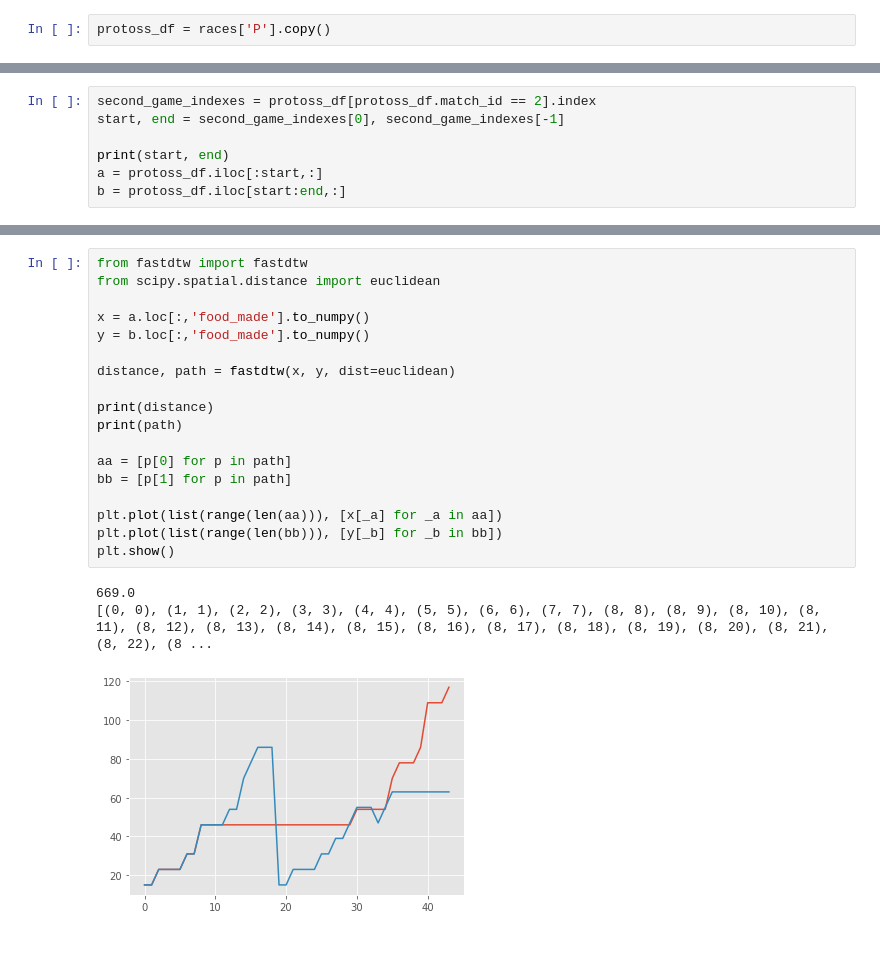
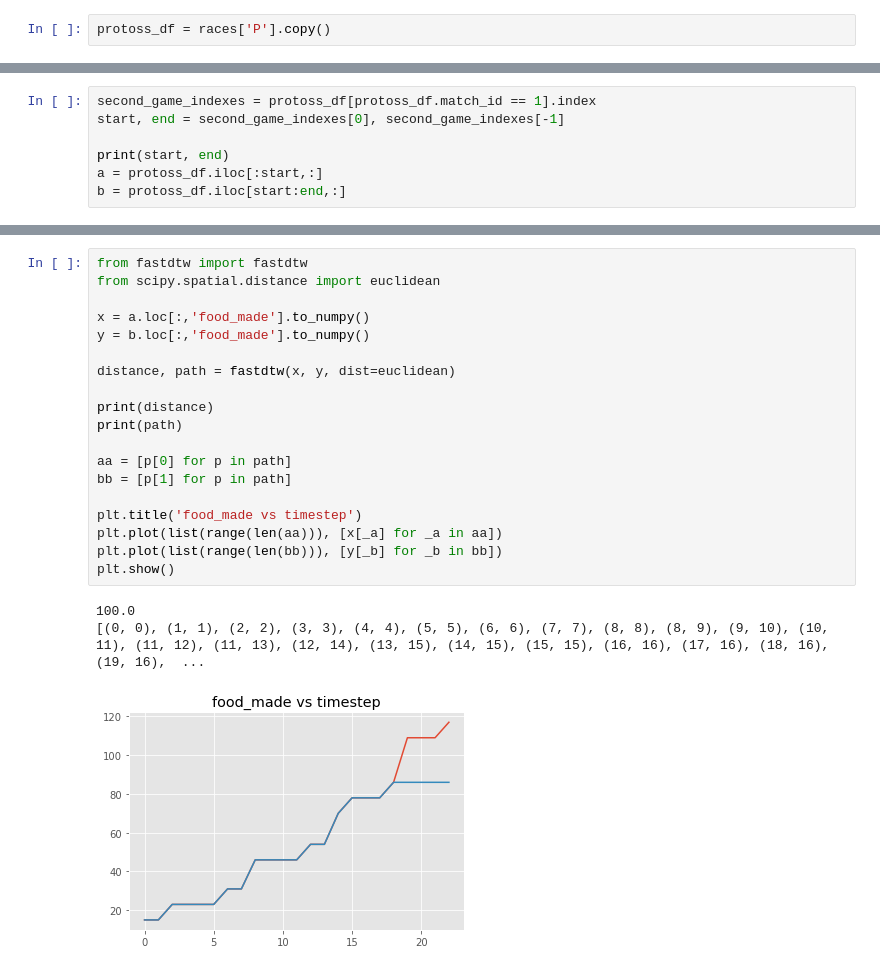
Before and after one commit to ucfcs/Fall2020-Group-20, a Jupyter notebook: notebooks/dynamic_time_warping.ipynb, the cells around one changed output, grey strips where cells are left out. Cells and saved outputs as stored; diff of their text form.

```diff
--- a/notebooks/dynamic_time_warping.ipynb
+++ b/notebooks/dynamic_time_warping.ipynb
@@ -37,5 +47,5 @@ protoss_df.head()
 # %%
-second_game_indexes = protoss_df[protoss_df.match_id == 2].index
+second_game_indexes = protoss_df[protoss_df.match_id == 1].index
 start, end = second_game_indexes[0], second_game_indexes[-1]
 
 print(start, end)
@@ -113,22 +124,23 @@ plt.show()
 # %%
 from fastdtw import fastdtw
 from scipy.spatial.distance import euclidean
 
 x = a.loc[:,'food_made'].to_numpy()
 y = b.loc[:,'food_made'].to_numpy()
 
 distance, path = fastdtw(x, y, dist=euclidean)
 
 print(distance)
 print(path)
 
 aa = [p[0] for p in path]
 bb = [p[1] for p in path]
 
+plt.title('food_made vs timestep')
 plt.plot(list(range(len(aa))), [x[_a] for _a in aa])
 plt.plot(list(range(len(bb))), [y[_b] for _b in bb])
 plt.show()
 # %% [output]
-669.0
-[(0, 0), (1, 1), (2, 2), (3, 3), (4, 4), (5, 5), (6, 6), (7, 7), (8, 8), (8, 9), (8, 10), (8, 11), (8, 12), (8, 13), (8, 14), (8, 15), (8, 16), (8, 17), (8, 18), (8, 19), (8, 20), (8, 21), (8, 22), (8 ...
+100.0
+[(0, 0), (1, 1), (2, 2), (3, 3), (4, 4), (5, 5), (6, 6), (7, 7), (8, 8), (8, 9), (9, 10), (10, 11), (11, 12), (11, 13), (12, 14), (13, 15), (14, 15), (15, 15), (16, 16), (17, 16), (18, 16), (19, 16),  ...
-[figure, old version]
+[figure, new version]
```
Also changed, not shown: parts of 8 cells of this notebook.
